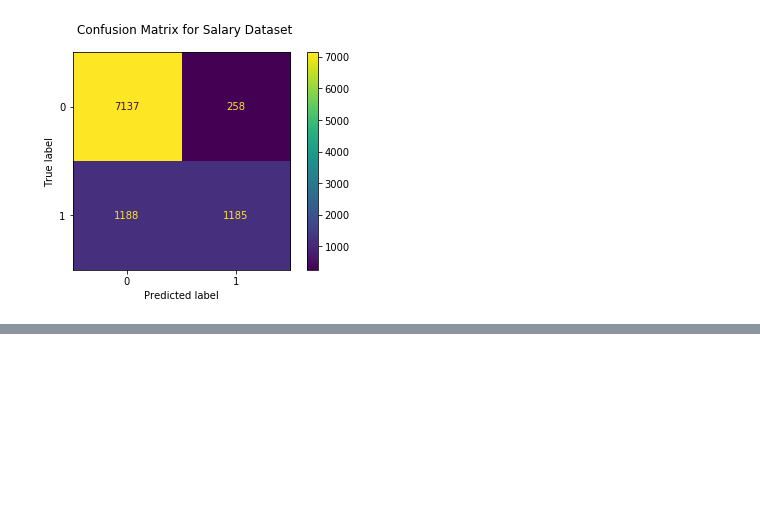
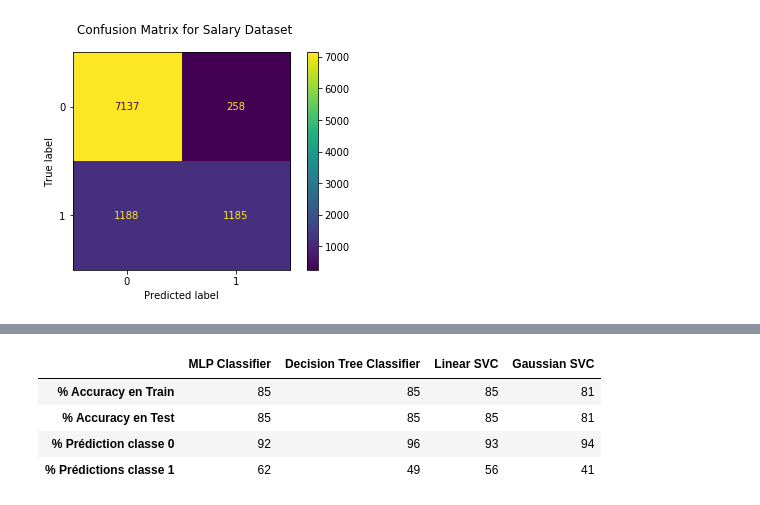
Before and after one commit to RudyLo/Projet_ML, a Jupyter notebook: TP2.ipynb, the cells around one changed output, grey strips where cells are left out. Cells and saved outputs as stored; diff of their text form; code cells hidden in the pictures; blank space fills up the shorter version.

```diff
--- a/TP2.ipynb
+++ b/TP2.ipynb
@@ -410,0 +461,16 @@ plt.show()
+# %%
+data_mlp = {'MLP Classifier ':{'% Accuracy en Train' : 85,'% Accuracy en Test' : 85,'% Prédiction classe 0' : 92, '% Prédictions classe 1' : 62},
+            'Decision Tree Classifier ':{'% Accuracy en Train' : 85,'% Accuracy en Test' : 85,'% Prédiction classe 0' : 96, '% Prédictions classe 1' : 49},
+            'Linear SVC' :{'% Accuracy en Train' : 85,'% Accuracy en Test' : 85,'% Prédiction classe 0' : 93, '% Prédictions classe 1' : 56},
+            'Gaussian SVC ':{'% Accuracy en Train' : 81,'% Accuracy en Test' : 81,'% Prédiction classe 0' : 94, '% Prédictions classe 1' : 41}
+           }
+
+
+df_mlp= pd.DataFrame(data_mlp)
+df_mlp
+# %% [output]
+|  | MLP Classifier | Decision Tree Classifier | Linear SVC | Gaussian SVC |
+| % Accuracy en Train | 85 | 85 | 85 | 81 |
+| % Accuracy en Test | 85 | 85 | 85 | 81 |
+| % Prédiction classe 0 | 92 | 96 | 93 | 94 |
+| % Prédictions classe 1 | 62 | 49 | 56 | 41 |
```
Also changed, not shown: parts of 15 cells of this notebook, 5 other files.
